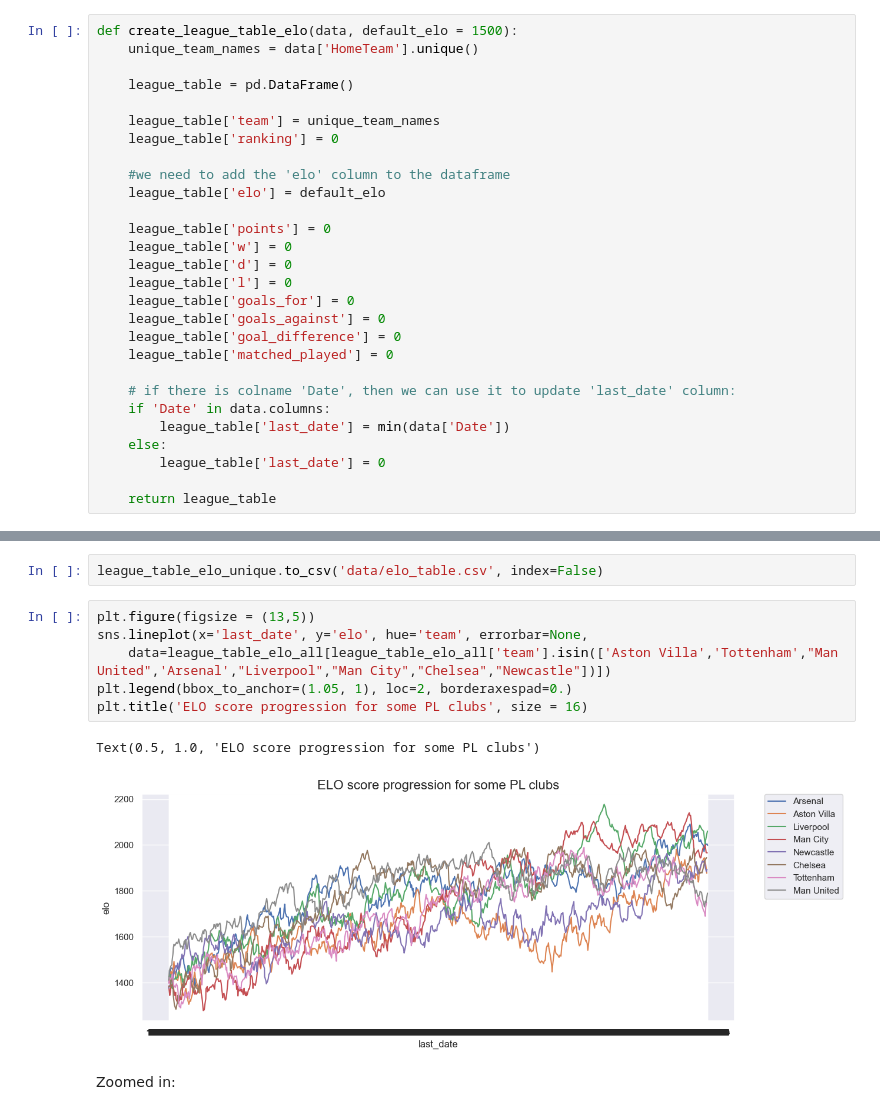
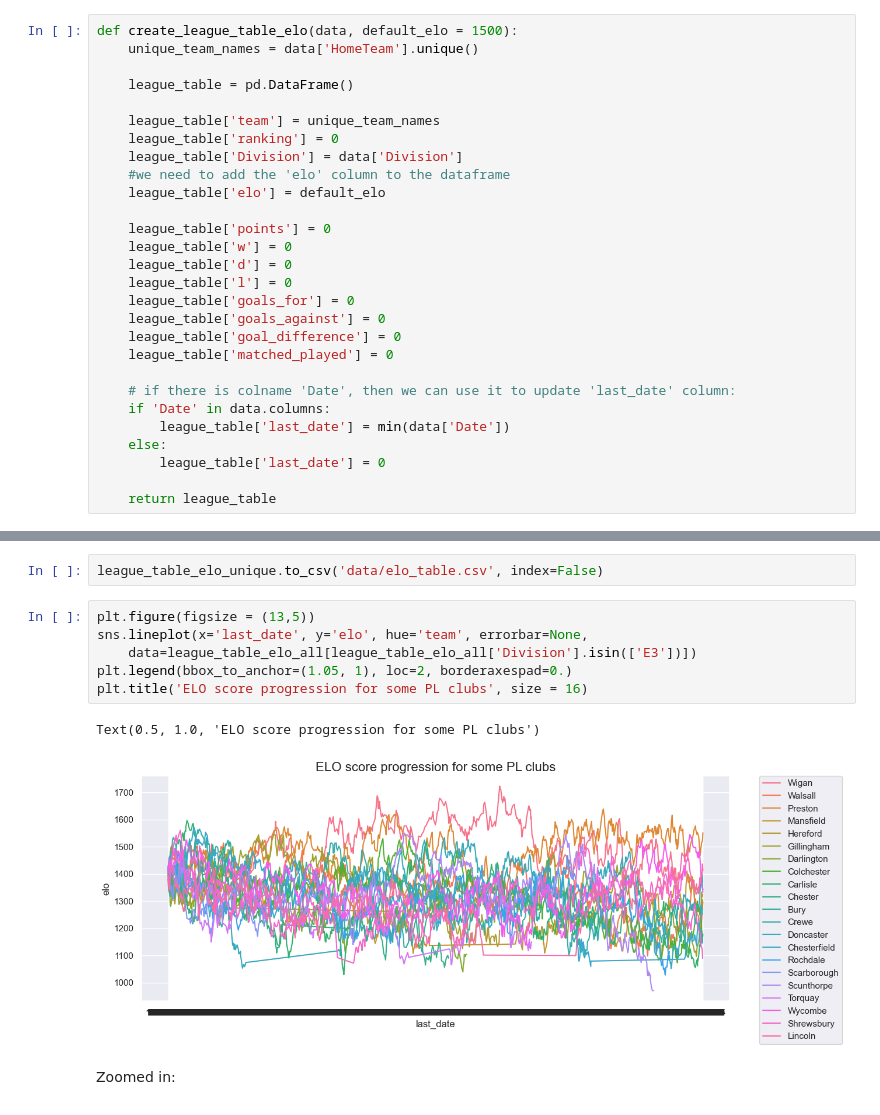
Before and after one commit to hippoguynil/elo, a Jupyter notebook: elo.ipynb, the cells around one changed output, grey strips where cells are left out. Drawn from its saved outputs; the diff is of its cells as text.

Commit message:
Refactor ELO calculation functions and update league table logic

```diff
--- a/elo.ipynb
+++ b/elo.ipynb
@@ -21,7 +21,7 @@ def create_league_table_elo(data, default_elo = 1500):
 
     league_table['team'] = unique_team_names
     league_table['ranking'] = 0
-
+    league_table['Division'] = data['Division']
     #we need to add the 'elo' column to the dataframe
     league_table['elo'] = default_elo
 
@@ -250,12 +250,12 @@ league_table_elo_unique.to_csv('data/elo_table.csv', index=False)
 # %%
 plt.figure(figsize = (13,5))
 sns.lineplot(x='last_date', y='elo', hue='team', errorbar=None,
-    data=league_table_elo_all[league_table_elo_all['team'].isin(['Aston Villa','Tottenham',"Man United",'Arsenal',"Liverpool","Man City","Chelsea","Newcastle"])])
+    data=league_table_elo_all[league_table_elo_all['Division'].isin(['E3'])])
 plt.legend(bbox_to_anchor=(1.05, 1), loc=2, borderaxespad=0.)
 plt.title('ELO score progression for some PL clubs', size = 16)
 # %% [output]
 Text(0.5, 1.0, 'ELO score progression for some PL clubs')
-[figure, old version]
+[figure, new version]
 # %% [markdown]
 Zoomed in:
 # %%
```
Also changed, not shown: parts of 4 cells of this notebook.
